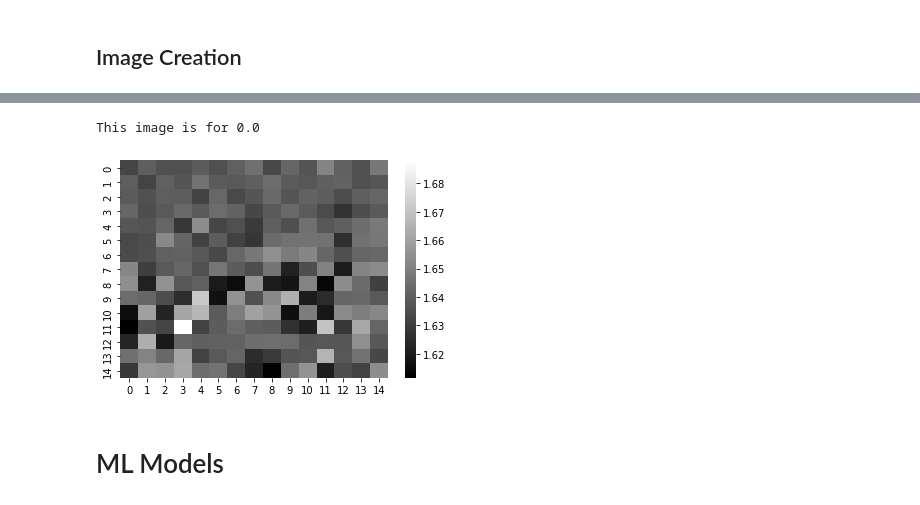
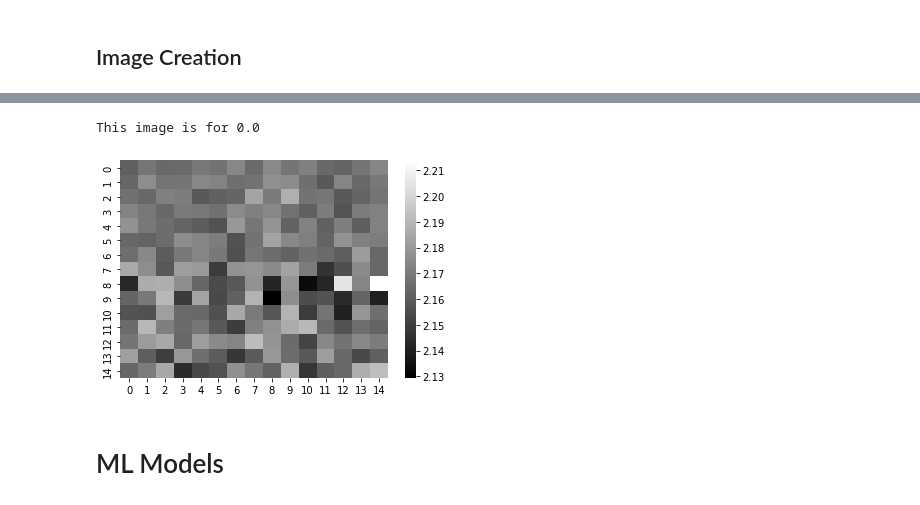
Before and after one commit to musahabib/WorkerFatigue_EEG_ML, a Jupyter notebook: Notebook.ipynb, the cells around one changed output, grey strips where cells are left out. Drawn from its saved outputs; the diff is of its cells as text; code cells hidden in the pictures.

```diff
--- a/Notebook.ipynb
+++ b/Notebook.ipynb
@@ -558,11 +584,11 @@ This image is for 1.0
 # %%
 #nth row of data
 n=112
-sns.heatmap(all_images[n], cmap='gray');
+sns.heatmap(gen_images(Z)[n], cmap='gray');
 print(f'This image is for {y[n]}')
 # %% [output]
 This image is for 0.0
-[figure, old version]
+[figure, new version]
 # %% [markdown]
 # ML Models
 # %% [markdown]
```
Also changed, not shown: parts of 44 cells of this notebook.
